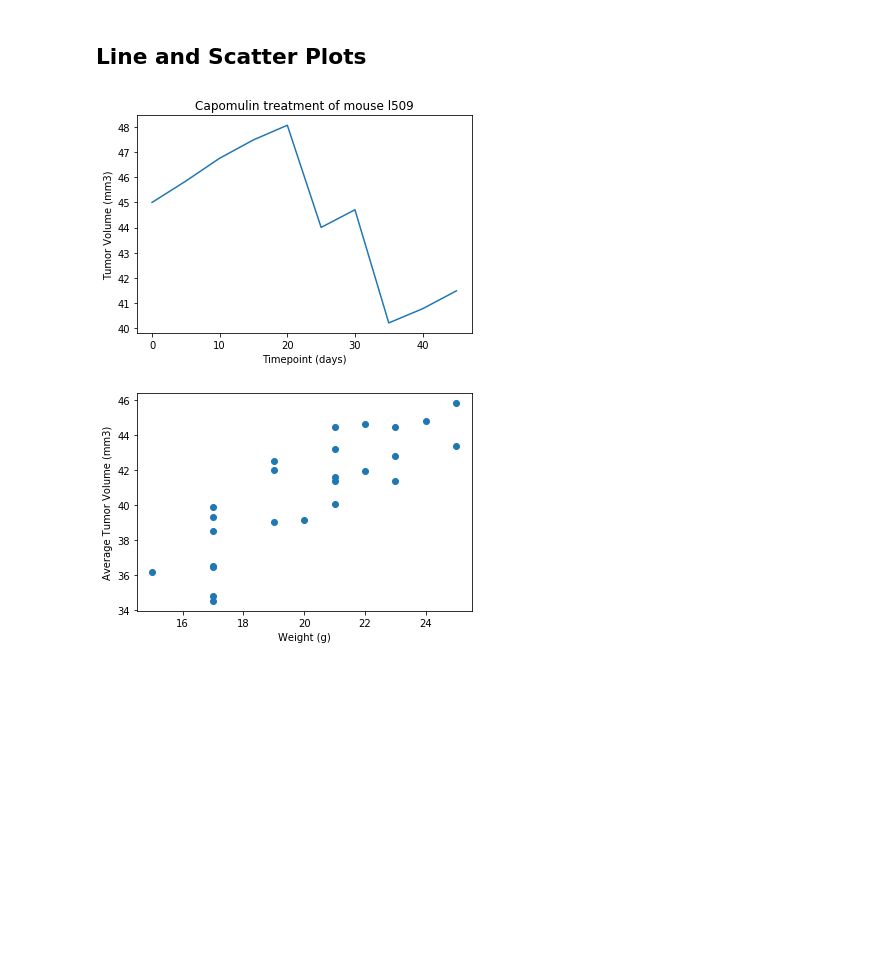
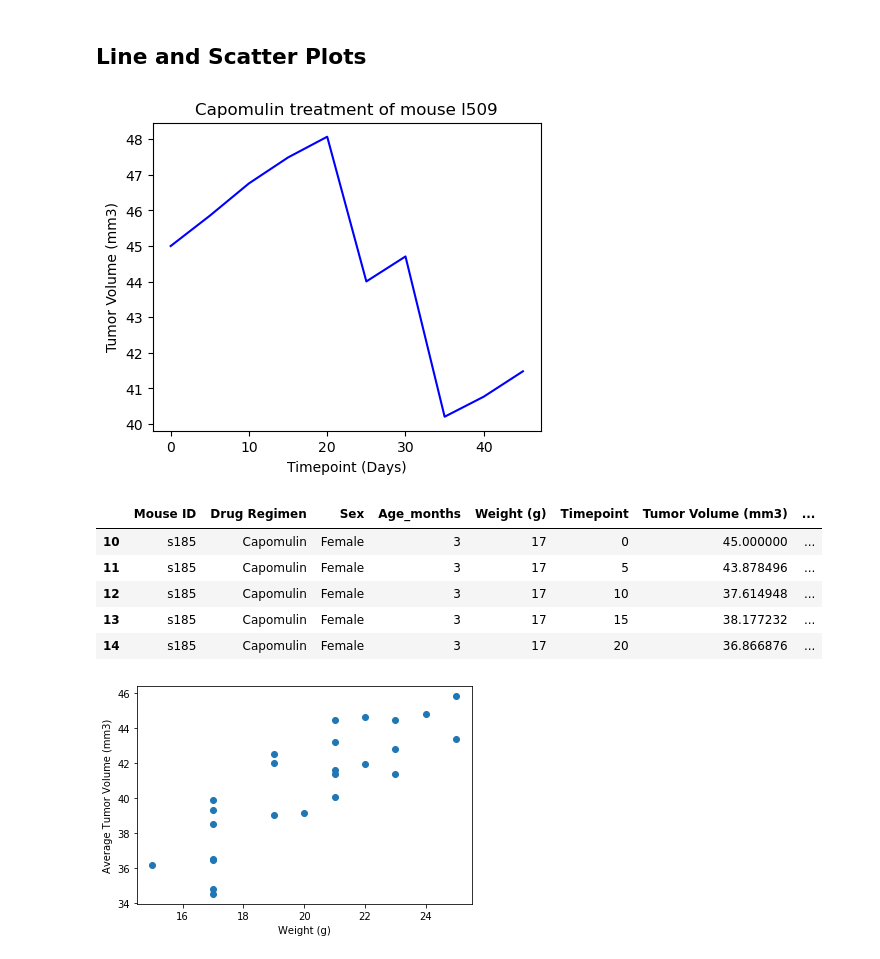
Before and after one commit to tmbiro/data_visualization, a Jupyter notebook: pymaceuticals.ipynb, the cells around one changed output. Drawn from its saved outputs; the diff is of its cells as text; code cells hidden in the pictures; blank space fills up the shorter version.

Commit message:
Added line chart

```diff
--- a/pymaceuticals.ipynb
+++ b/pymaceuticals.ipynb
@@ -298,10 +301,33 @@ dtype: object
 [figure]
 # %% [markdown]
 ## Line and Scatter Plots
+# %%
+# Generate a line plot of tumor volume vs. time point for a mouse treated with Capomulin
+capomulin_l509 = mouse_subset.loc[(mouse_subset["Mouse ID"] == "l509"),:]
+capo_line = capomulin_l509.plot.line(
+    x="Timepoint",
+    y="Tumor Volume (mm3)",
+    color="blue",
+    title="Capomulin treatment of mouse l509",
+    legend=False,
+    ylabel="Tumor Volume (mm3)",
+    xlabel="Timepoint (Days)",
+    figsize=(5, 4)
+    )
+# %% [output]
+[figure, added]
 # %%
+
 # Generate a line plot of tumor volume vs. time point for a mouse treated with Capomulin
+capomulin_dat = mouse_subset.loc[(mouse_subset["Drug Regimen"] == "Capomulin"),:]
+capomulin_dat.head()
 # %% [output]
-[figure, removed]
+|  | Mouse ID | Drug Regimen | Sex | Age_months | Weight (g) | Timepoint | Tumor Volume (mm3) | ... |
+| 10 | s185 | Capomulin | Female | 3 | 17 | 0 | 45.000000 | ... |
+| 11 | s185 | Capomulin | Female | 3 | 17 | 5 | 43.878496 | ... |
+| 12 | s185 | Capomulin | Female | 3 | 17 | 10 | 37.614948 | ... |
+| 13 | s185 | Capomulin | Female | 3 | 17 | 15 | 38.177232 | ... |
+| 14 | s185 | Capomulin | Female | 3 | 17 | 20 | 36.866876 | ... |
 # %%
 # Generate a scatter plot of average tumor volume vs. mouse weight for the Capomulin regimen
 # %% [output]
```
Also changed, not shown: parts of 1 cell of this notebook.
